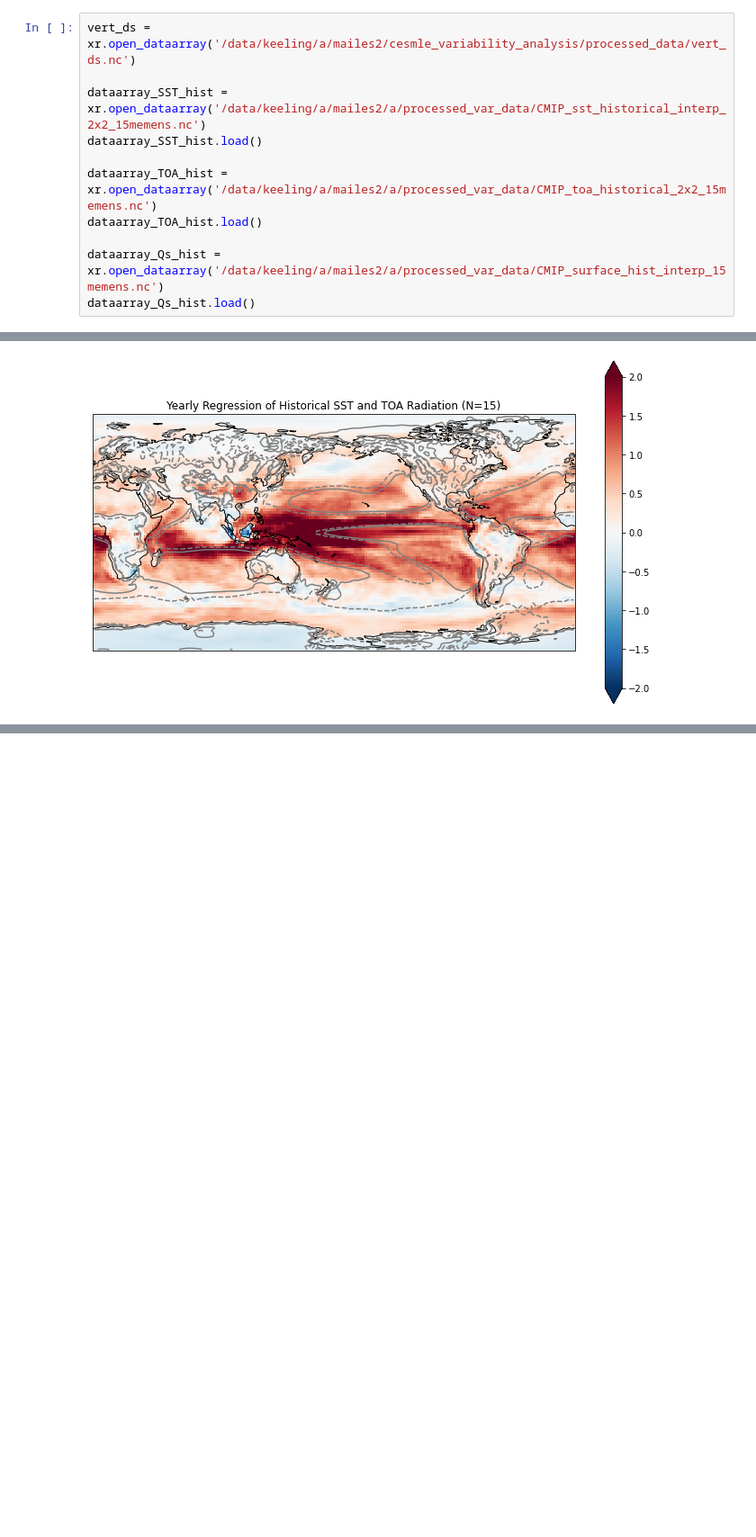
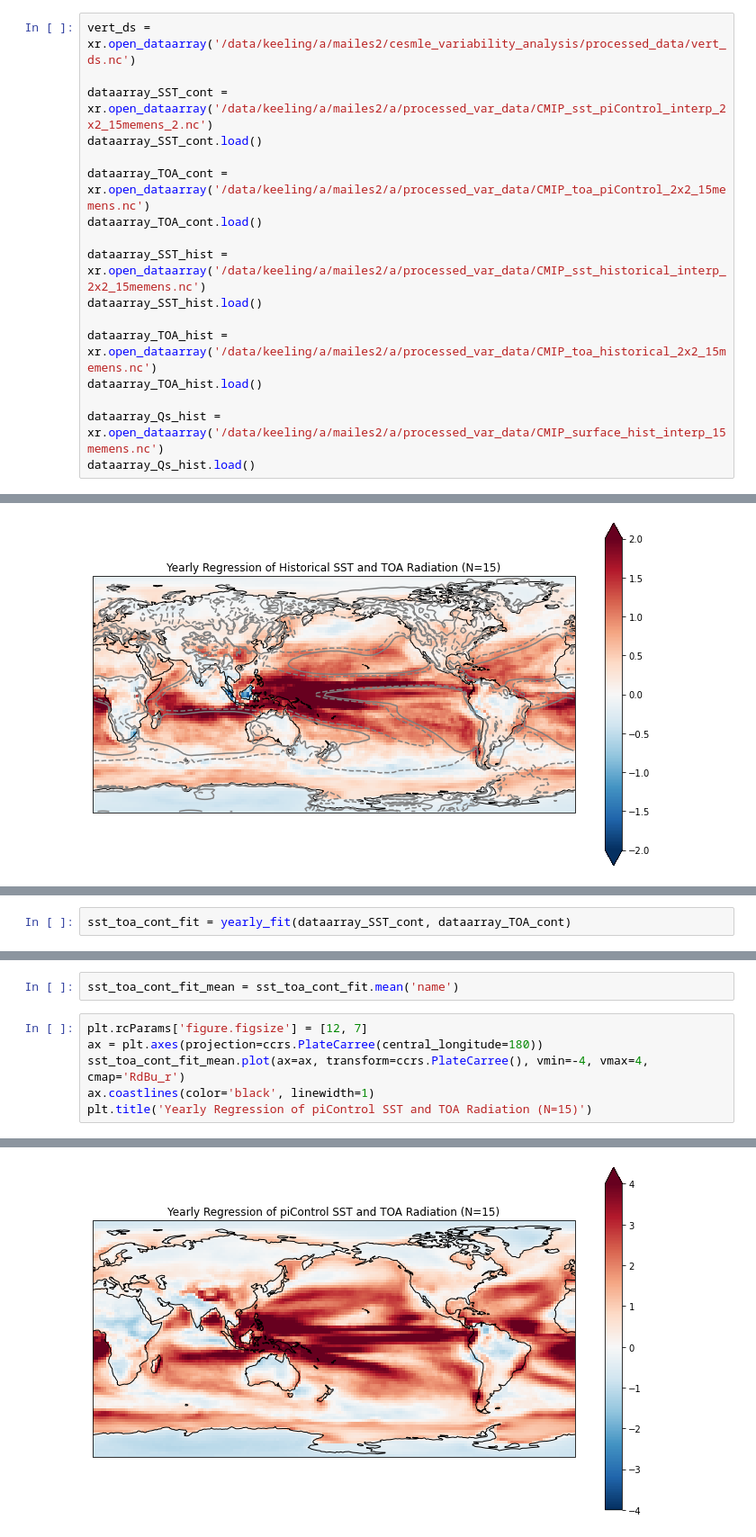
Before and after one commit to mailesasaki/cesmle_variability_analysis, a Jupyter notebook: regressions/yearly_regression.ipynb, the cells around one changed output, grey strips where cells are left out. Shown at 90% size. Drawn from its saved outputs; the diff is of its cells as text; blank space fills up the shorter version.

Commit message:
Yearly lagged sst, toa hist done

```diff
--- a/regressions/yearly_regression.ipynb
+++ b/regressions/yearly_regression.ipynb
@@ -12,6 +12,12 @@ import gcsfs
 # Load Data
 # %%
 vert_ds = xr.open_dataarray('/data/keeling/a/mailes2/cesmle_variability_analysis/processed_data/vert_ds.nc')
+
+dataarray_SST_cont = xr.open_dataarray('/data/keeling/a/mailes2/a/processed_var_data/CMIP_sst_piControl_interp_2x2_15memens_2.nc')
+dataarray_SST_cont.load()
+
+dataarray_TOA_cont = xr.open_dataarray('/data/keeling/a/mailes2/a/processed_var_data/CMIP_toa_piControl_2x2_15memens.nc')
+dataarray_TOA_cont.load()
 
 dataarray_SST_hist = xr.open_dataarray('/data/keeling/a/mailes2/a/processed_var_data/CMIP_sst_historical_interp_2x2_15memens.nc')
 dataarray_SST_hist.load()
@@ -136,0 +145,2 @@ Text(0.5, 1.0, 'Yearly Regression of Historical SST and TOA Radiation (N=15)')
+# %%
+sst_toa_cont_fit = yearly_fit(dataarray_SST_cont, dataarray_TOA_cont)
@@ -136,0 +183,9 @@ Text(0.5, 1.0, 'Yearly Regression of Historical SST and TOA Radiation (N=15)')
+# %%
+sst_toa_cont_fit_mean = sst_toa_cont_fit.mean('name')
+# %%
+plt.rcParams['figure.figsize'] = [12, 7]
+ax = plt.axes(projection=ccrs.PlateCarree(central_longitude=180))
+sst_toa_cont_fit_mean.plot(ax=ax, transform=ccrs.PlateCarree(), vmin=-4, vmax=4, cmap='RdBu_r')
+ax.coastlines(color='black', linewidth=1)
+plt.title('Yearly Regression of piControl SST and TOA Radiation (N=15)')
+# %% [output]
@@ -136,0 +193 @@ Text(0.5, 1.0, 'Yearly Regression of Historical SST and TOA Radiation (N=15)')
+[figure, added]
```
Also changed, not shown: parts of 6 cells of this notebook.
